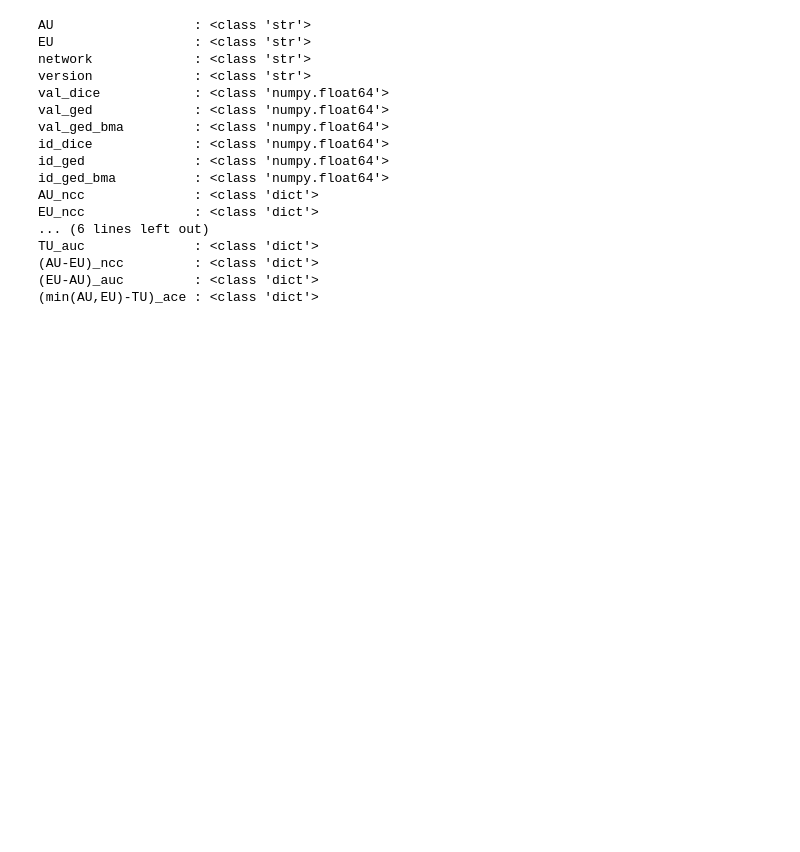
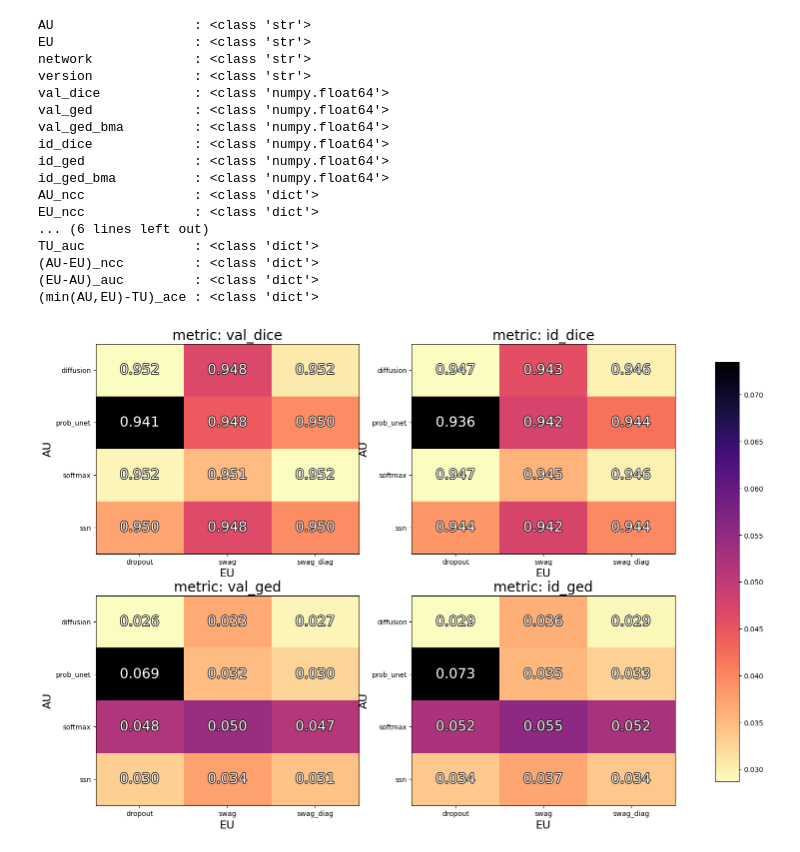
Before and after one commit to JakobLC/DiffUncertainty, a Jupyter notebook: visualization/script.ipynb, the cells around one changed output. Cells and saved outputs as stored; diff of their text form; code cells hidden in the pictures; blank space fills up the shorter version.

```diff
--- a/visualization/script.ipynb
+++ b/visualization/script.ipynb
@@ -52,3 +43,9 @@ TU_auc              : <class 'dict'>
 (AU-EU)_ncc         : <class 'dict'>
 (EU-AU)_auc         : <class 'dict'>
 (min(AU,EU)-TU)_ace : <class 'dict'>
+# %%
+# RAW METRICS
+from helpers import plot_metric_matrix, plot_mm_grid
+out = plot_mm_grid(table)
+# %% [output]
+[figure, added]
```
Also changed, not shown: parts of 19 cells of this notebook, 8 other files.
